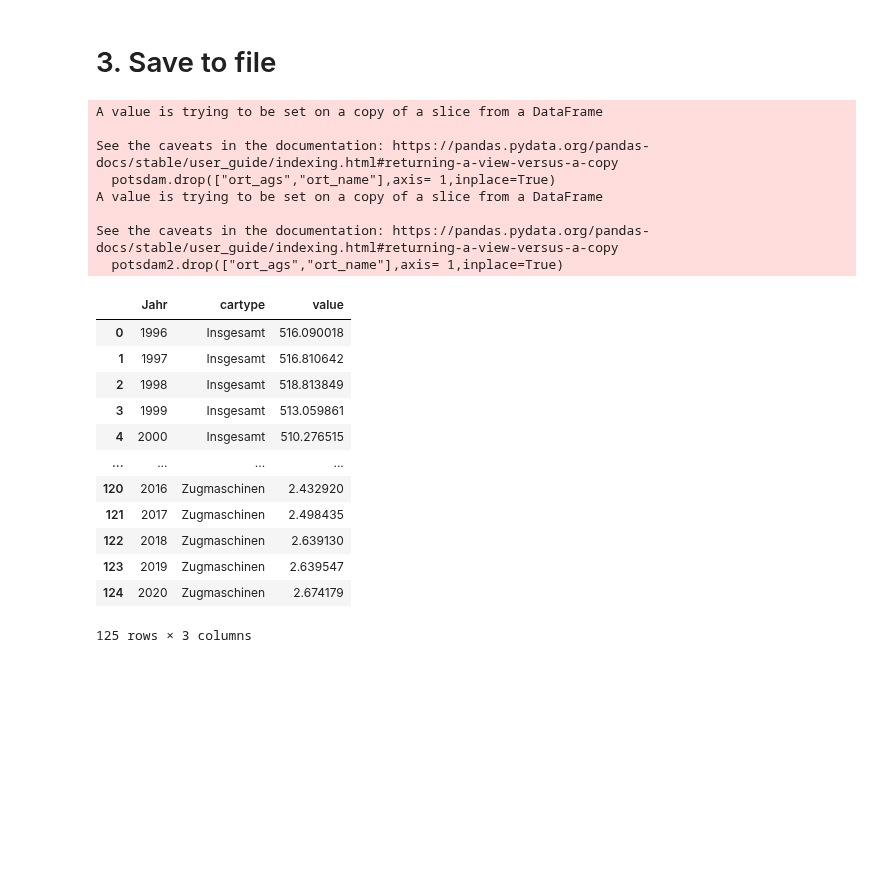
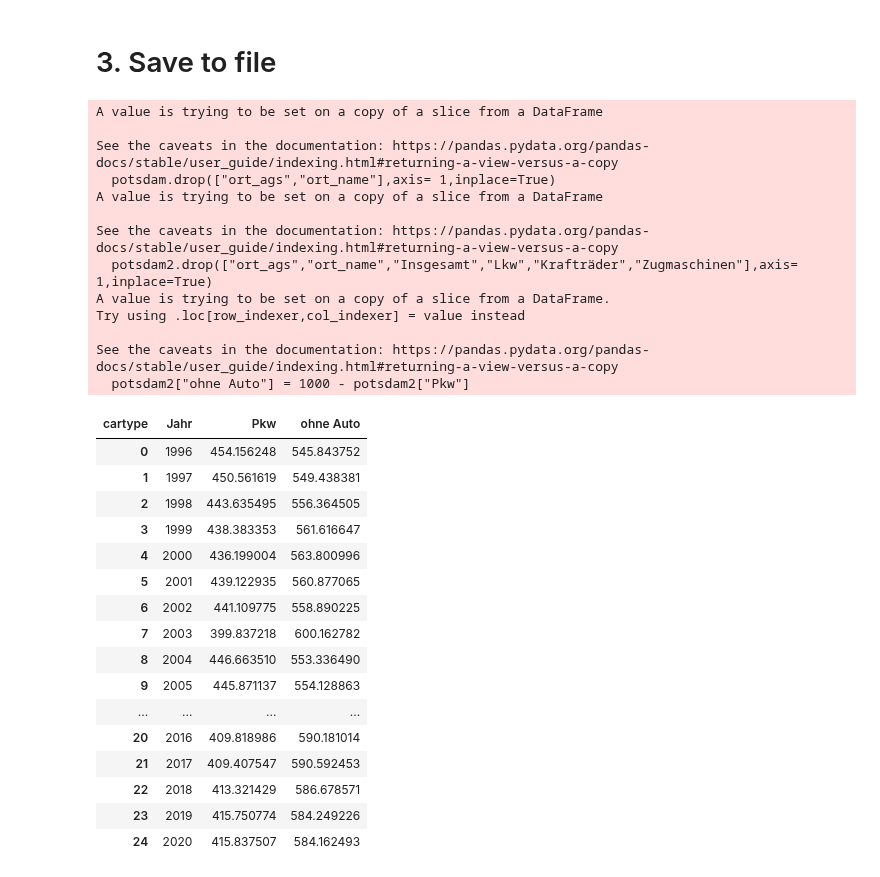
Before and after one commit to uclab-potsdam/klimataz, a Jupyter notebook: mobility/final_data_mobility_landkreis_cardensity.ipynb, the cells around one changed output. Drawn from its saved outputs; the diff is of its cells as text; code cells hidden in the pictures; blank space fills up the shorter version.

Commit message:
in progress changes of data snappet

```diff
--- a/mobility/final_data_mobility_landkreis_cardensity.ipynb
+++ b/mobility/final_data_mobility_landkreis_cardensity.ipynb
@@ -238,42 +238,54 @@ piv2_df.to_csv("data/final_data_landkreis_mobility_cartype.csv")
 # %%
 ## DATASNIPPET FOR TESTING
 
 potsdam = pivot_total[pivot_total.ort_ags == 12054]
 potsdam.drop(["ort_ags","ort_name"],axis= 1,inplace=True)
 
 melt = pd.melt(potsdam,id_vars=["Jahr"])
 melt.to_csv("data/snippet/mobility_fueltype_potsdam.csv")
 #melt
 potsdam
 
 
 potsdam2 = pivot2[pivot2.ort_ags == 12054]
-potsdam2.drop(["ort_ags","ort_name"],axis= 1,inplace=True)
+potsdam2.drop(["ort_ags","ort_name","Insgesamt","Lkw","Krafträder","Zugmaschinen"],axis= 1,inplace=True)
+potsdam2["ohne Auto"] = 1000 - potsdam2["Pkw"]
 
 melt2 = pd.melt(potsdam2,id_vars=["Jahr"])
-melt2.to_csv("data/snippet/mobility_cartype_potsdam.csv")
+potsdam2.to_csv("data/snippet/mobility_cartype_pkw_potsdam.csv")
+#melt2.to_csv("data/snippet/mobility_cartype_potsdam.csv")
 #melt
+melt2
+
 potsdam2
-melt2
 # %% [output]
 A value is trying to be set on a copy of a slice from a DataFrame
 
 See the caveats in the documentation: https://pandas.pydata.org/pandas-docs/stable/user_guide/indexing.html#returning-a-view-versus-a-copy
   potsdam.drop(["ort_ags","ort_name"],axis= 1,inplace=True)
 A value is trying to be set on a copy of a slice from a DataFrame
 
 See the caveats in the documentation: https://pandas.pydata.org/pandas-docs/stable/user_guide/indexing.html#returning-a-view-versus-a-copy
-  potsdam2.drop(["ort_ags","ort_name"],axis= 1,inplace=True)
+  potsdam2.drop(["ort_ags","ort_name","Insgesamt","Lkw","Krafträder","Zugmaschinen"],axis= 1,inplace=True)
+A value is trying to be set on a copy of a slice from a DataFrame.
+Try using .loc[row_indexer,col_indexer] = value instead
+
+See the caveats in the documentation: https://pandas.pydata.org/pandas-docs/stable/user_guide/indexing.html#returning-a-view-versus-a-copy
+  potsdam2["ohne Auto"] = 1000 - potsdam2["Pkw"]
-|  | Jahr | cartype | value |
-| 0 | 1996 | Insgesamt | 516.090018 |
-| 1 | 1997 | Insgesamt | 516.810642 |
-| 2 | 1998 | Insgesamt | 518.813849 |
-| 3 | 1999 | Insgesamt | 513.059861 |
-| 4 | 2000 | Insgesamt | 510.276515 |
+| cartype | Jahr | Pkw | ohne Auto |
+| 0 | 1996 | 454.156248 | 545.843752 |
+| 1 | 1997 | 450.561619 | 549.438381 |
+| 2 | 1998 | 443.635495 | 556.364505 |
+| 3 | 1999 | 438.383353 | 561.616647 |
+| 4 | 2000 | 436.199004 | 563.800996 |
+| 5 | 2001 | 439.122935 | 560.877065 |
+| 6 | 2002 | 441.109775 | 558.890225 |
+| 7 | 2003 | 399.837218 | 600.162782 |
+| 8 | 2004 | 446.663510 | 553.336490 |
+| 9 | 2005 | 445.871137 | 554.128863 |
 | ... | ... | ... | ... |
-| 120 | 2016 | Zugmaschinen | 2.432920 |
-| 121 | 2017 | Zugmaschinen | 2.498435 |
-| 122 | 2018 | Zugmaschinen | 2.639130 |
-| 123 | 2019 | Zugmaschinen | 2.639547 |
-| 124 | 2020 | Zugmaschinen | 2.674179 |
+| 20 | 2016 | 409.818986 | 590.181014 |
+| 21 | 2017 | 409.407547 | 590.592453 |
+| 22 | 2018 | 413.321429 | 586.678571 |
+| 23 | 2019 | 415.750774 | 584.249226 |
+| 24 | 2020 | 415.837507 | 584.162493 |
-125 rows × 3 columns
```
Also changed, not shown: 4 other files.
